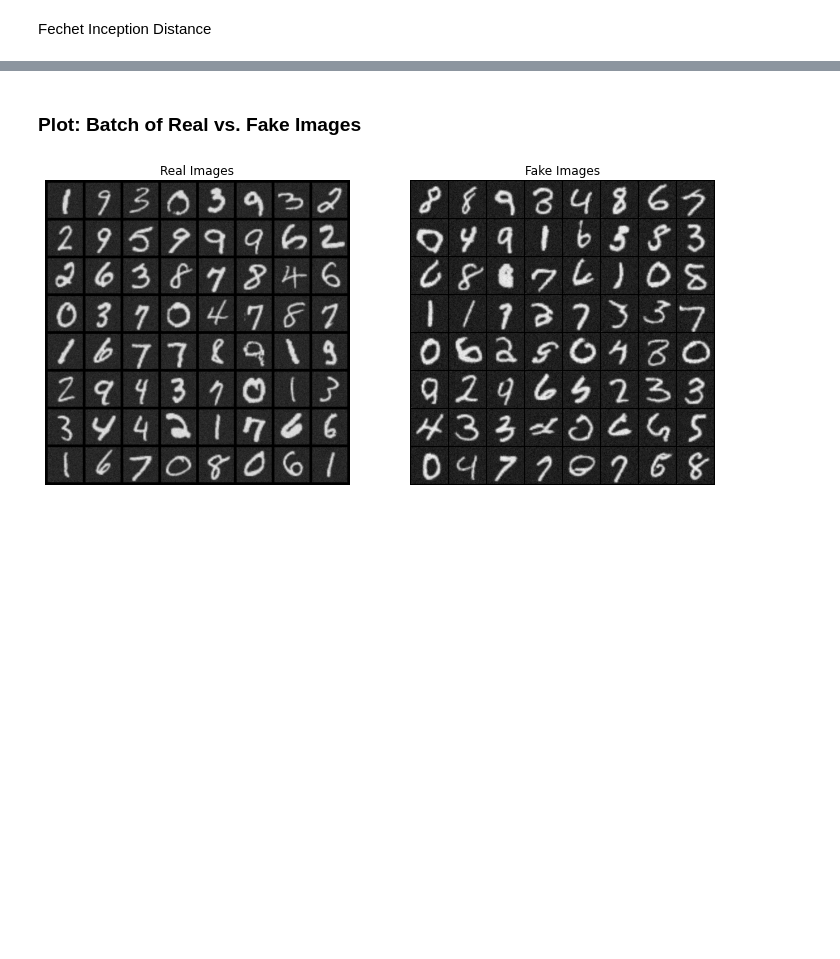
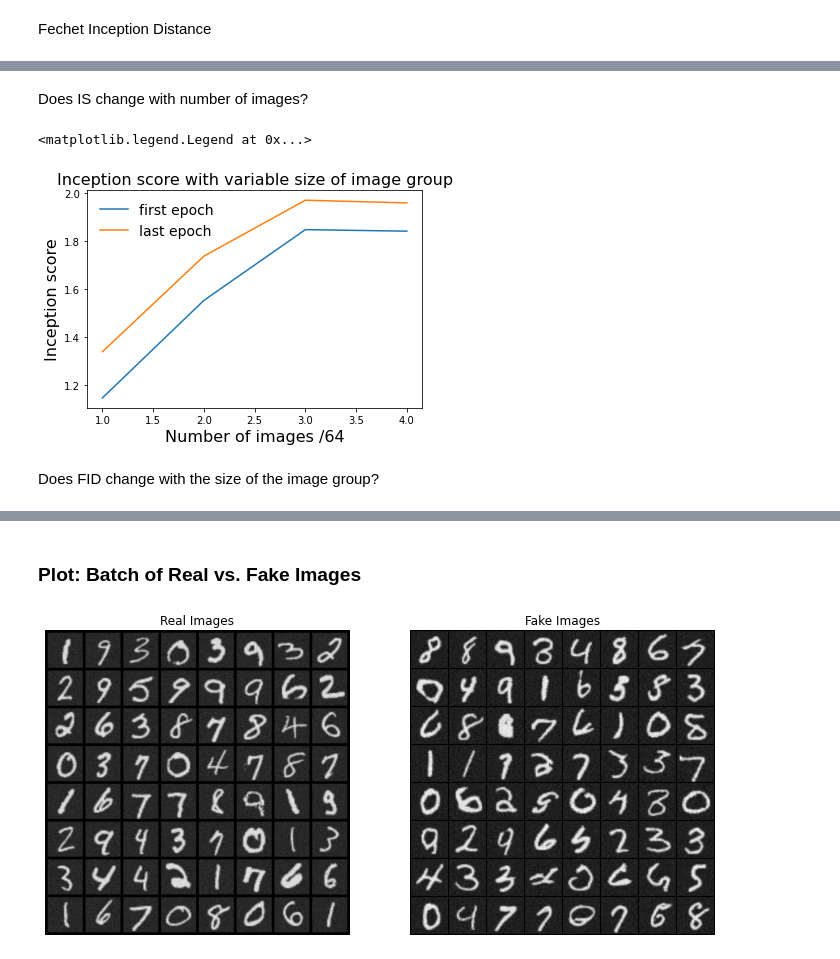
Before and after one commit to sendeniz/generative-adverserial-nets, a Jupyter notebook: neural_networks/dcgan_mnist.ipynb, the cells around one changed output, grey strips where cells are left out. Cells and saved outputs as stored; diff of their text form; code cells hidden in the pictures; blank space fills up the shorter version.

```diff
--- a/neural_networks/dcgan_mnist.ipynb
+++ b/neural_networks/dcgan_mnist.ipynb
@@ -517,0 +528,35 @@ plt.show()
+# %% [markdown]
+Does IS change with number of images?
+# %%
+means_one, means_two = [], []
+imgs_one, imgs_two = [], []
+number_img = img_lst.copy()
+for i in range(4): ### change this to higher number if you want to experiment with higher numbers!
+  fake = generator(fixed_noise).detach().cpu()
+
+  for i in range(len(number_img[0])):
+    imgs_one.append((vutils.make_grid(number_img[0][i].to(device), padding=2,
+                                  normalize=True).cpu()))
+  mean_one, stdv = inception_score(imgs_one, cuda=True, batch_size=63, resize=True, splits=10)
+  for i in range(len(number_img[-1])):
+    imgs_two.append((vutils.make_grid(number_img[-1][i].to(device), padding=2,
+                                  normalize=True).cpu()))
+  mean_two, stdv = inception_score(imgs_two, cuda=True, batch_size=63, resize=True, splits=10)
+  means_one.append(mean_one)
+  means_two.append(mean_two)
+
+  number_img[0] = torch.cat((number_img[0],fake),0)
+  number_img[-1] = torch.cat((number_img[-1],fake),0)
+x = np.arange(1,len(means_one)+1)
+plt.plot(x,means_one, linewidth=1.5, label='first epoch')
+plt.plot(x,means_two, linewidth=1.5, label='last epoch')
+plt.title('Inception score with variable size of image group', fontsize = 16)
+plt.xlabel('Number of images /64', fontsize = 16)
+plt.ylabel('Inception score', fontsize = 16)
+plt.legend(prop={'size': 14},
+            frameon=False)
+# %% [output]
+<matplotlib.legend.Legend at 0x...>
+[figure, added]
+# %% [markdown]
+Does FID change with the size of the image group?
```
Also changed, not shown: parts of 8 cells of this notebook.
